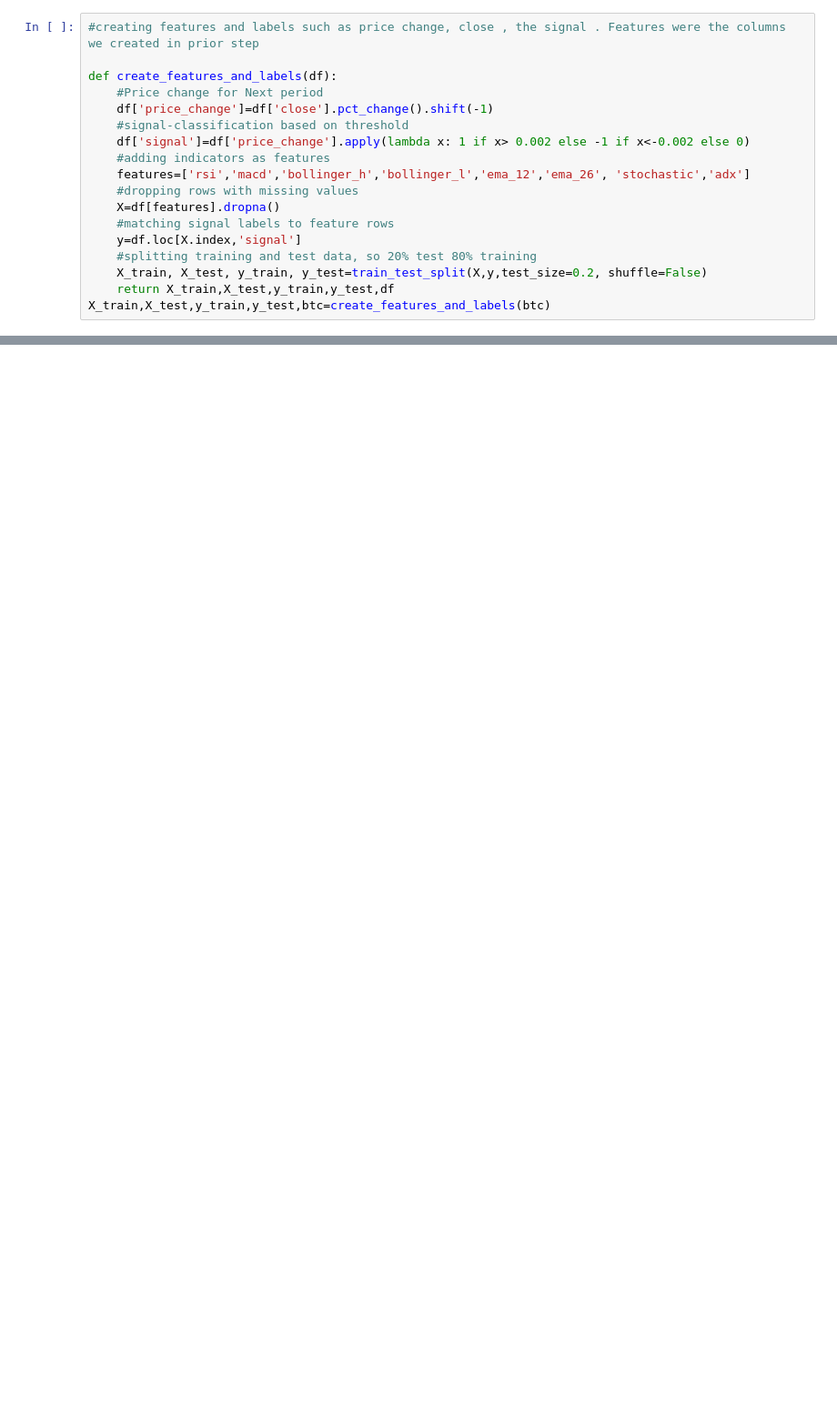
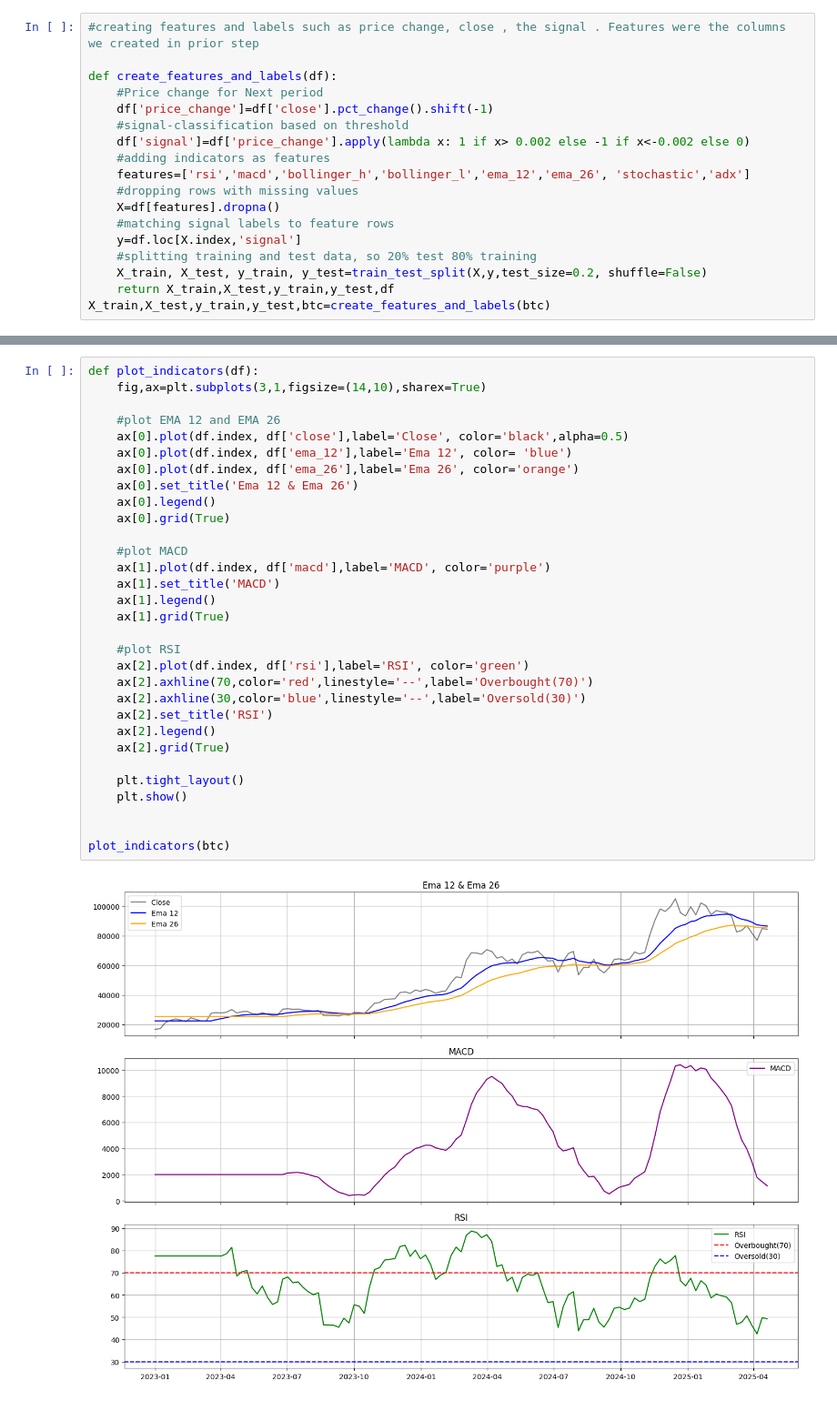
Before and after one commit to bobhampton/ML_Stock_Bot_with_Alpaca, a Jupyter notebook: Lorraine-SVM.ipynb, the cells around one changed output, grey strips where cells are left out. Shown at 91% size. Saved outputs shown, nothing was run; the diff lists cells and outputs as text; blank space fills up the shorter version.

```diff
--- a/Lorraine-SVM.ipynb
+++ b/Lorraine-SVM.ipynb
@@ -161,0 +219,33 @@ def predict_and_plot(model, X_test, y_test, df):
+# %%
+def plot_indicators(df):
+    fig,ax=plt.subplots(3,1,figsize=(14,10),sharex=True)
+
+    #plot EMA 12 and EMA 26
+    ax[0].plot(df.index, df['close'],label='Close', color='black',alpha=0.5)
+    ax[0].plot(df.index, df['ema_12'],label='Ema 12', color= 'blue')
+    ax[0].plot(df.index, df['ema_26'],label='Ema 26', color='orange')
+    ax[0].set_title('Ema 12 & Ema 26')
+    ax[0].legend()
+    ax[0].grid(True)
+
+    #plot MACD
+    ax[1].plot(df.index, df['macd'],label='MACD', color='purple')
+    ax[1].set_title('MACD')
+    ax[1].legend()
+    ax[1].grid(True)
+
+    #plot RSI
+    ax[2].plot(df.index, df['rsi'],label='RSI', color='green')
+    ax[2].axhline(70,color='red',linestyle='--',label='Overbought(70)')
+    ax[2].axhline(30,color='blue',linestyle='--',label='Oversold(30)')
+    ax[2].set_title('RSI')
+    ax[2].legend()
+    ax[2].grid(True)
+
+    plt.tight_layout()
+    plt.show()
+
+
+plot_indicators(btc)
+# %% [output]
+[figure, added]
```
Also changed, not shown: parts of 5 cells of this notebook.
